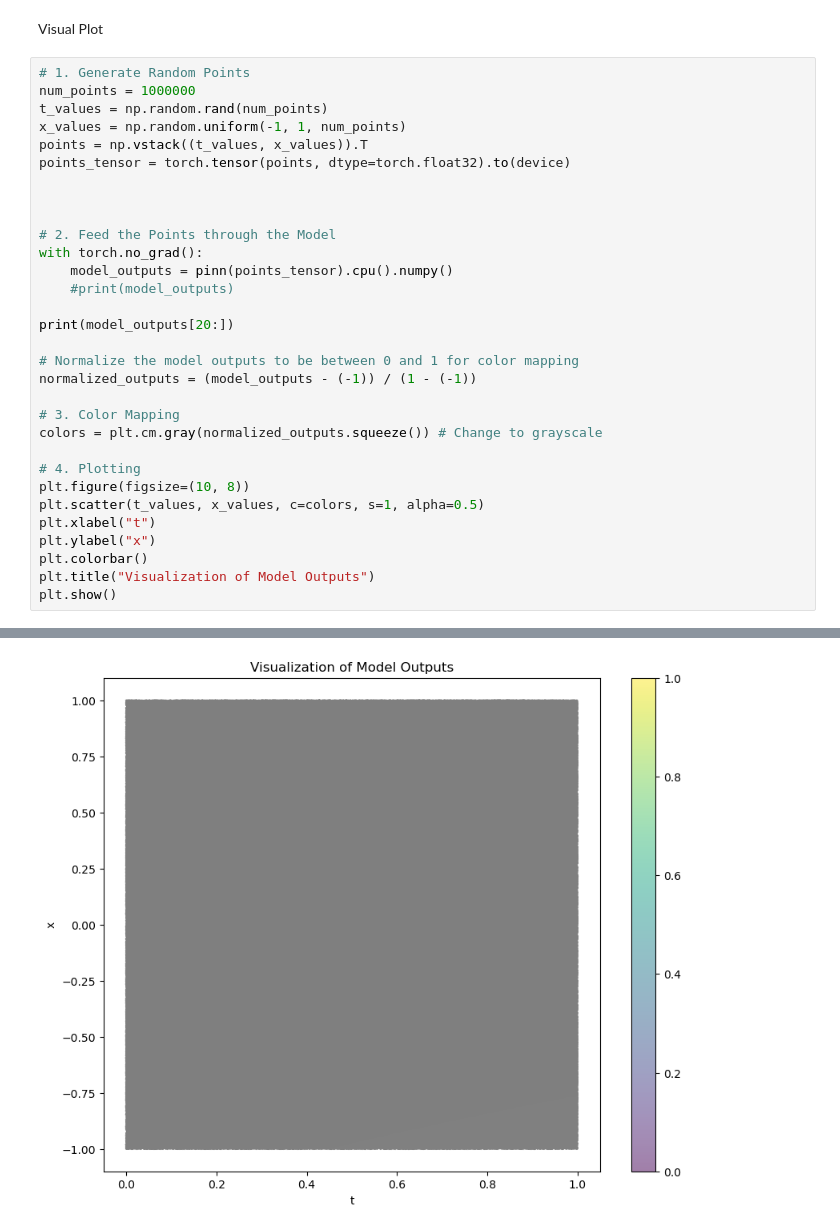
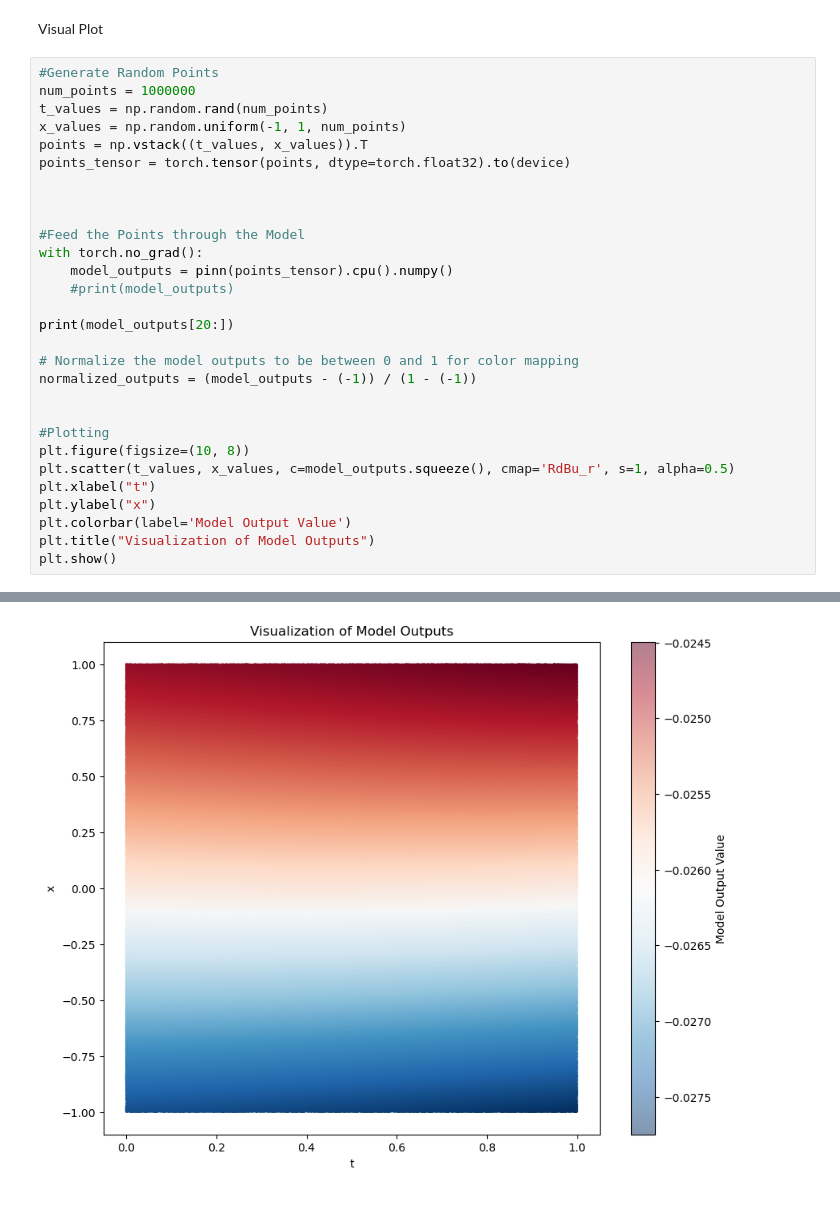
Before and after one commit to Lapisbird/Research1, a Jupyter notebook: PINN 1 - Nonlinear PDEs/PINN.ipynb, the cells around one changed output, grey strips where cells are left out. Cells and saved outputs as stored; diff of their text form.

Commit message:
Removing batch size was not the fix, although it is certainly interesting how it changed things. The model still has fundamental flaws

```diff
--- a/PINN 1 - Nonlinear PDEs/PINN.ipynb
+++ b/PINN 1 - Nonlinear PDEs/PINN.ipynb
@@ -277,7 +283,7 @@ Model saved!
 # %% [markdown]
 Visual Plot
 # %%
-# 1. Generate Random Points
+#Generate Random Points
 num_points = 1000000
 t_values = np.random.rand(num_points)
 x_values = np.random.uniform(-1, 1, num_points)
@@ -286,7 +292,7 @@ points_tensor = torch.tensor(points, dtype=torch.float32).to(device)
 
 
 
-# 2. Feed the Points through the Model
+#Feed the Points through the Model
 with torch.no_grad():
     model_outputs = pinn(points_tensor).cpu().numpy()
     #print(model_outputs)
@@ -296,15 +302,13 @@ print(model_outputs[20:])
 # Normalize the model outputs to be between 0 and 1 for color mapping
 normalized_outputs = (model_outputs - (-1)) / (1 - (-1))
 
-# 3. Color Mapping
-colors = plt.cm.gray(normalized_outputs.squeeze()) # Change to grayscale
 
-# 4. Plotting
+#Plotting
 plt.figure(figsize=(10, 8))
-plt.scatter(t_values, x_values, c=colors, s=1, alpha=0.5)
+plt.scatter(t_values, x_values, c=model_outputs.squeeze(), cmap='RdBu_r', s=1, alpha=0.5)
 plt.xlabel("t")
 plt.ylabel("x")
-plt.colorbar()
+plt.colorbar(label='Model Output Value')
 plt.title("Visualization of Model Outputs")
 plt.show()
 # %% [output]
@@ -318 +322 @@ plt.show()
-[figure, old version]
+[figure, new version]
```
Also changed, not shown: parts of 7 cells of this notebook, 10 other files.
